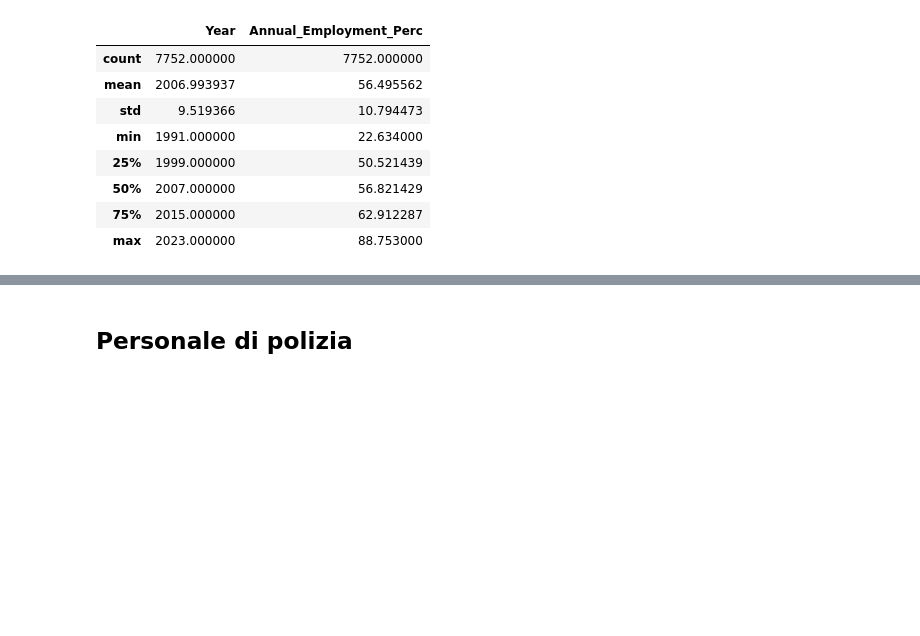
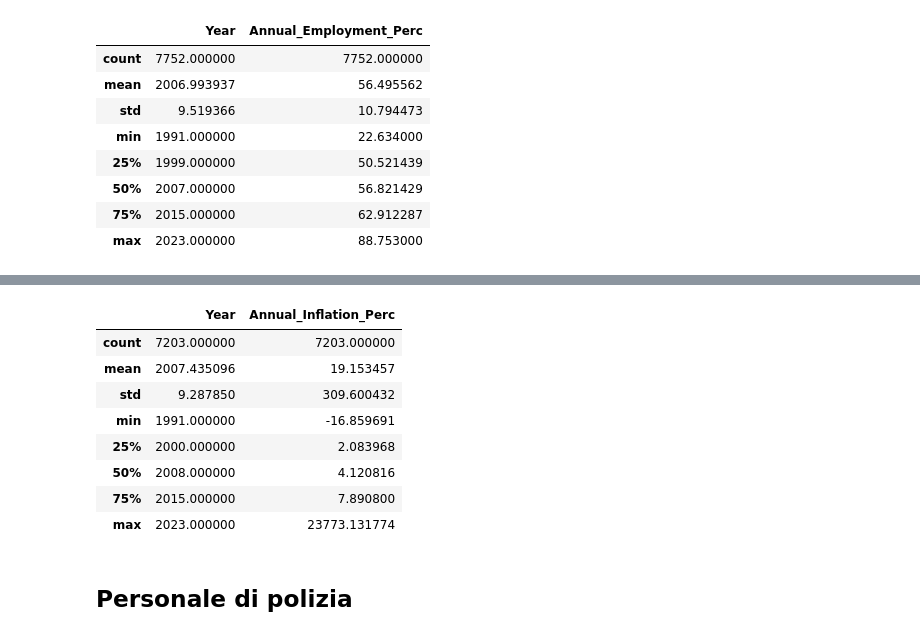
Before and after one commit to lozziopadredeivizzi/CrimeRatePredictor, a Jupyter notebook: crime_rate_prediction.ipynb, the cells around one changed output, grey strips where cells are left out. Cells and saved outputs as stored; diff of their text form; code cells hidden in the pictures; blank space fills up the shorter version.

```diff
--- a/crime_rate_prediction.ipynb
+++ b/crime_rate_prediction.ipynb
@@ -667,0 +789,4 @@ employment_filtered.describe()
+# %%
+inflation_filtered["Country"] = inflation_filtered["Country"].astype(pd.StringDtype())
+inflation_filtered["Country Code"] = inflation_filtered["Country Code"].astype(pd.StringDtype())
+inflation_filtered.info()
@@ -668,3 +805,15 @@ employment_filtered.describe()
+# %%
+inflation_filtered.describe()
+# %% [output]
+|  | Year | Annual_Inflation_Perc |
+| count | 7203.000000 | 7203.000000 |
+| mean | 2007.435096 | 19.153457 |
+| std | 9.287850 | 309.600432 |
+| min | 1991.000000 | -16.859691 |
+| 25% | 2000.000000 | 2.083968 |
+| 50% | 2008.000000 | 4.120816 |
+| 75% | 2015.000000 | 7.890800 |
+| max | 2023.000000 | 23773.131774 |
 # %% [markdown]
 ## Personale di polizia
 # %%
```
Also changed, not shown: parts of 19 cells of this notebook.
